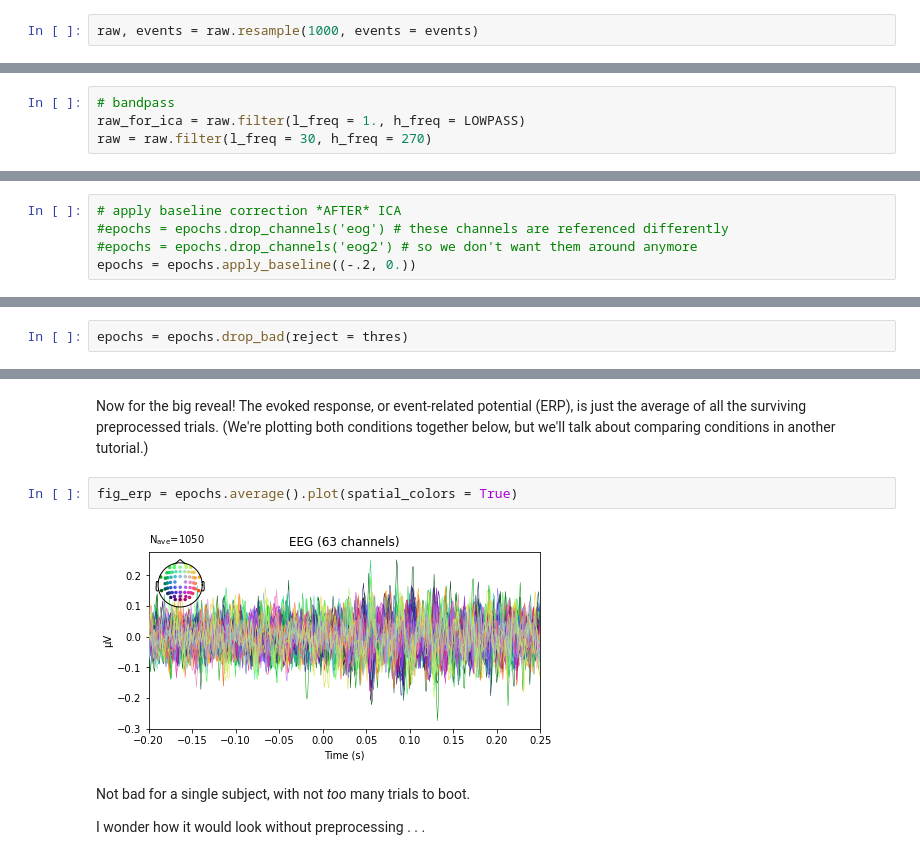
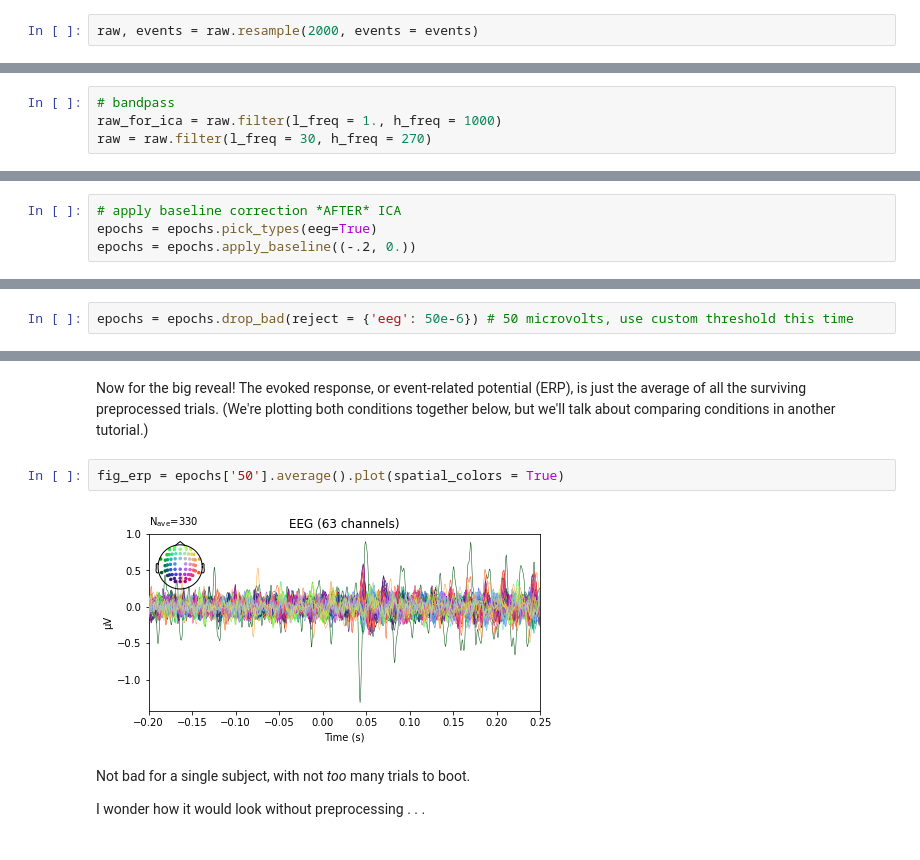
Before and after one commit to letitiayhho/tone-target-monitoring-2, a Jupyter notebook: preprocessing/preprocessing.ipynb, the cells around one changed output, grey strips where cells are left out. Drawn from its saved outputs; the diff is of its cells as text.

```diff
--- a/preprocessing/preprocessing.ipynb
+++ b/preprocessing/preprocessing.ipynb
@@ -83,7 +98,7 @@ The only real parameter we're specifying is the power line frequencies to notch
 
 The other notable things here are that (1) I set the random seed to the subject's integer index. This is to ensure that any steps that involve randomness can always be reproduced exactly without setting the seed the same for each subject. Also, (2) I set `ransac = False`; this is a method for identifying bad electrodes based on cross-validation, the premise being that neighboring electrodes should predict each others' values due to high spatial autocorrelation. This doesn't perform very well with few electrodes, and it arguably requires exact, subject-specific electrode coordinates, so I turned it off since we have a meager 32 electrodes and no true electrode positions.
 # %%
-raw, events = raw.resample(1000, events = events)
+raw, events = raw.resample(2000, events = events)
 # %%
 # run PREP pipeline (notch, exclude bad chans, and re-reference)
 raw.load_data() # read the data into memory
@@ -158,7 +191,7 @@ raw = prep.raw_eeg # cleaned data
 Now that we've done that, we can filter the data at our final bandwidth.
 # %%
 # bandpass
-raw_for_ica = raw.filter(l_freq = 1., h_freq = LOWPASS)
+raw_for_ica = raw.filter(l_freq = 1., h_freq = 1000)
 raw = raw.filter(l_freq = 30, h_freq = 270)
 # %% [output]
 Filtering raw data in 1 contiguous segment
@@ -293,8 +346,7 @@ Applying ICA to Epochs instance
 That should remove the ICAs that are most correlated with the EOG electrodes from the signal. Huzzah. Now that that's done, we can apply baseline correction, which we definitely want to do if we're interested in an evoked response. This will ensure that the electrode voltages of each trial start in vaguely the same place, so we're really looking at a _relative_ change in the voltages subsequent to the onset of the stimulus, which is what we're really interested in. (Unless you're a motor control person like me, in which case the activity _before_ the movement/stimulus is what you're interested in. Or if you're interested in expectations or preparedness. None of these are hard-and-fast rules.)
 # %%
 # apply baseline correction *AFTER* ICA
-#epochs = epochs.drop_channels('eog') # these channels are referenced differently
-#epochs = epochs.drop_channels('eog2') # so we don't want them around anymore
+epochs = epochs.pick_types(eeg=True)
 epochs = epochs.apply_baseline((-.2, 0.))
 # %% [output]
 Applying baseline correction (mode: mean)
@@ -311,3 +363,3 @@ Estimating rejection dictionary for eog
 # %%
-epochs = epochs.drop_bad(reject = thres)
+epochs = epochs.drop_bad(reject = {'eeg': 50e-6}) # 50 microvolts, use custom threshold this time
 # %% [output]
@@ -331,9 +367,9 @@ epochs = epochs.drop_bad(reject = thres)
 # %% [markdown]
 Now for the big reveal! The evoked response, or event-related potential (ERP), is just the average of all the surviving preprocessed trials. (We're plotting both conditions together below, but we'll talk about comparing conditions in another tutorial.)
 # %%
-fig_erp = epochs.average().plot(spatial_colors = True)
+fig_erp = epochs['50'].average().plot(spatial_colors = True)
 # %% [output]
-[figure, old version]
+[figure, new version]
 # %% [markdown]
 Not bad for a single subject, with not _too_ many trials to boot.
 
```
Also changed, not shown: parts of 17 cells of this notebook, 2 other files.
